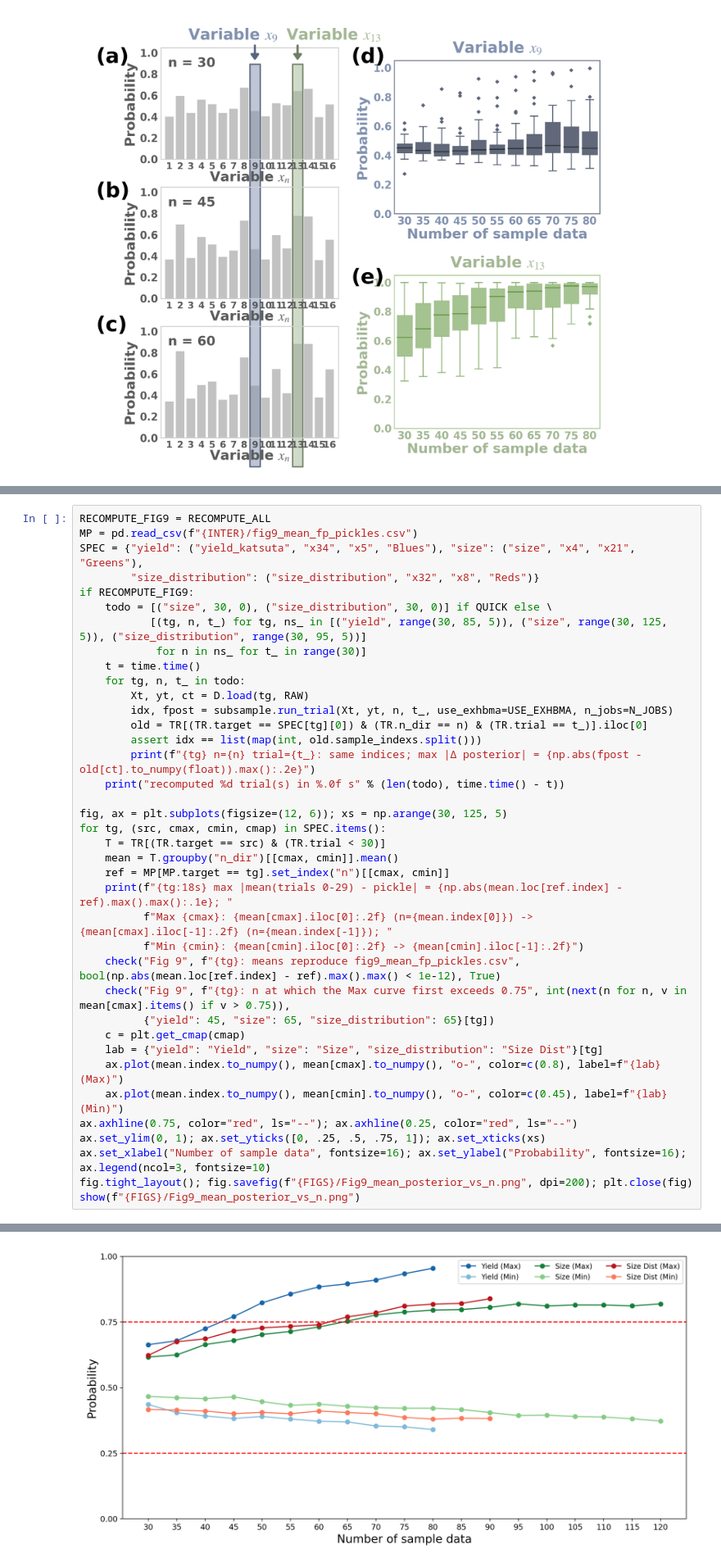
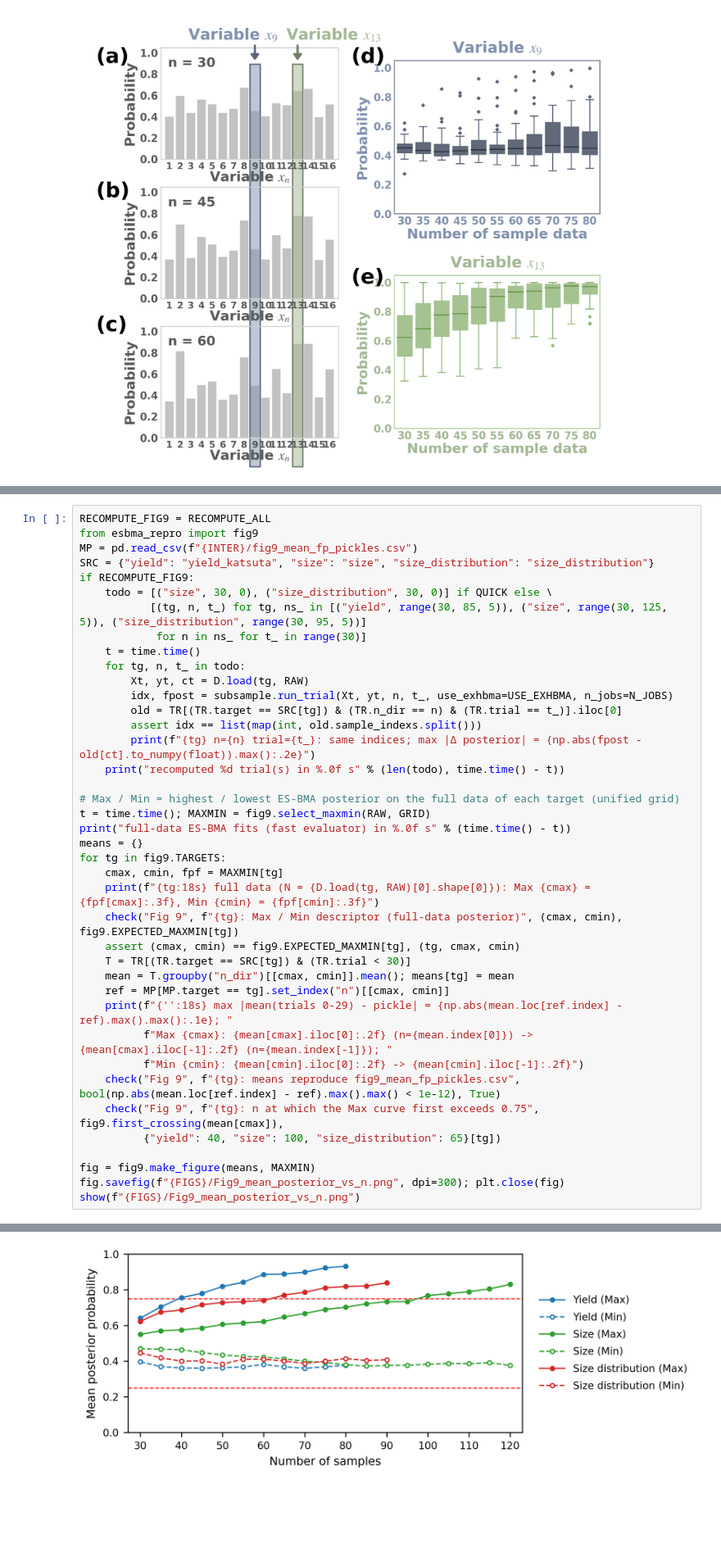
Before and after one commit to ryoukiyohara/esbma-nanosheet-repro, a Jupyter notebook: esbma_paper_reproduction.recompute_quick.ipynb, the cells around one changed output, grey strips where cells are left out. Shown at 82% size. Cells and saved outputs as stored; diff of their text form; blank space fills up the shorter version.

```diff
--- a/esbma_paper_reproduction.recompute_quick.ipynb
+++ b/esbma_paper_reproduction.recompute_quick.ipynb
@@ -684,9 +688,9 @@ launched with 95), and every study has exactly 30 trials. *Recompute here*: fast
 ≈ 45 s per trial on one core); `ESBMA_QUICK=1` → trial 0 at n = 30 for size and size distribution.
 # %%
 RECOMPUTE_FIG9 = RECOMPUTE_ALL
+from esbma_repro import fig9
 MP = pd.read_csv(f"{INTER}/fig9_mean_fp_pickles.csv")
-SPEC = {"yield": ("yield_katsuta", "x34", "x5", "Blues"), "size": ("size", "x4", "x21", "Greens"),
-        "size_distribution": ("size_distribution", "x32", "x8", "Reds")}
+SRC = {"yield": "yield_katsuta", "size": "size", "size_distribution": "size_distribution"}
 if RECOMPUTE_FIG9:
     todo = [("size", 30, 0), ("size_distribution", 30, 0)] if QUICK else \
            [(tg, n, t_) for tg, ns_ in [("yield", range(30, 85, 5)), ("size", range(30, 125, 5)), ("size_distribution", range(30, 95, 5))]
@@ -695,30 +699,32 @@ if RECOMPUTE_FIG9:
     for tg, n, t_ in todo:
         Xt, yt, ct = D.load(tg, RAW)
         idx, fpost = subsample.run_trial(Xt, yt, n, t_, use_exhbma=USE_EXHBMA, n_jobs=N_JOBS)
-        old = TR[(TR.target == SPEC[tg][0]) & (TR.n_dir == n) & (TR.trial == t_)].iloc[0]
+        old = TR[(TR.target == SRC[tg]) & (TR.n_dir == n) & (TR.trial == t_)].iloc[0]
         assert idx == list(map(int, old.sample_indexs.split()))
         print(f"{tg} n={n} trial={t_}: same indices; max |Δ posterior| = {np.abs(fpost - old[ct].to_numpy(float)).max():.2e}")
     print("recomputed %d trial(s) in %.0f s" % (len(todo), time.time() - t))
 
-fig, ax = plt.subplots(figsize=(12, 6)); xs = np.arange(30, 125, 5)
-for tg, (src, cmax, cmin, cmap) in SPEC.items():
-    T = TR[(TR.target == src) & (TR.trial < 30)]
-    mean = T.groupby("n_dir")[[cmax, cmin]].mean()
+# Max / Min = highest / lowest ES-BMA posterior on the full data of each target (unified grid)
+t = time.time(); MAXMIN = fig9.select_maxmin(RAW, GRID)
+print("full-data ES-BMA fits (fast evaluator) in %.0f s" % (time.time() - t))
+means = {}
+for tg in fig9.TARGETS:
+    cmax, cmin, fpf = MAXMIN[tg]
+    print(f"{tg:18s} full data (N = {D.load(tg, RAW)[0].shape[0]}): Max {cmax} = {fpf[cmax]:.3f}, Min {cmin} = {fpf[cmin]:.3f}")
+    check("Fig 9", f"{tg}: Max / Min descriptor (full-data posterior)", (cmax, cmin), fig9.EXPECTED_MAXMIN[tg])
+    assert (cmax, cmin) == fig9.EXPECTED_MAXMIN[tg], (tg, cmax, cmin)
+    T = TR[(TR.target == SRC[tg]) & (TR.trial < 30)]
+    mean = T.groupby("n_dir")[[cmax, cmin]].mean(); means[tg] = mean
     ref = MP[MP.target == tg].set_index("n")[[cmax, cmin]]
-    print(f"{tg:18s} max |mean(trials 0-29) - pickle| = {np.abs(mean.loc[ref.index] - ref).max().max():.1e}; "
+    print(f"{'':18s} max |mean(trials 0-29) - pickle| = {np.abs(mean.loc[ref.index] - ref).max().max():.1e}; "
           f"Max {cmax}: {mean[cmax].iloc[0]:.2f} (n={mean.index[0]}) -> {mean[cmax].iloc[-1]:.2f} (n={mean.index[-1]}); "
           f"Min {cmin}: {mean[cmin].iloc[0]:.2f} -> {mean[cmin].iloc[-1]:.2f}")
     check("Fig 9", f"{tg}: means reproduce fig9_mean_fp_pickles.csv", bool(np.abs(mean.loc[ref.index] - ref).max().max() < 1e-12), True)
-    check("Fig 9", f"{tg}: n at which the Max curve first exceeds 0.75", int(next(n for n, v in mean[cmax].items() if v > 0.75)),
-          {"yield": 45, "size": 65, "size_distribution": 65}[tg])
-    c = plt.get_cmap(cmap)
-    lab = {"yield": "Yield", "size": "Size", "size_distribution": "Size Dist"}[tg]
-    ax.plot(mean.index.to_numpy(), mean[cmax].to_numpy(), "o-", color=c(0.8), label=f"{lab} (Max)")
-    ax.plot(mean.index.to_numpy(), mean[cmin].to_numpy(), "o-", color=c(0.45), label=f"{lab} (Min)")
-ax.axhline(0.75, color="red", ls="--"); ax.axhline(0.25, color="red", ls="--")
-ax.set_ylim(0, 1); ax.set_yticks([0, .25, .5, .75, 1]); ax.set_xticks(xs)
-ax.set_xlabel("Number of sample data", fontsize=16); ax.set_ylabel("Probability", fontsize=16); ax.legend(ncol=3, fontsize=10)
-fig.tight_layout(); fig.savefig(f"{FIGS}/Fig9_mean_posterior_vs_n.png", dpi=200); plt.close(fig)
+    check("Fig 9", f"{tg}: n at which the Max curve first exceeds 0.75", fig9.first_crossing(mean[cmax]),
+          {"yield": 40, "size": 100, "size_distribution": 65}[tg])
+
+fig = fig9.make_figure(means, MAXMIN)
+fig.savefig(f"{FIGS}/Fig9_mean_posterior_vs_n.png", dpi=300); plt.close(fig)
 show(f"{FIGS}/Fig9_mean_posterior_vs_n.png")
 # %% [output]
 size n=30 trial=0: same indices; max |Δ posterior| = 5.55e-17
@@ -734,6 +747,6 @@ size_distribution  max |mean(trials 0-29) - pickle| = 2.2e-16; Max x32: 0.62 (n=
 [OK ] Fig 9: size_distribution: means reproduce fig9_mean_fp_pickles.csv = True  (expected: True)
 [OK ] Fig 9: size_distribution: n at which the Max curve first exceeds 0.75 = 65  (expected: 65)
-[figure, old version]
+[figure, new version]
 # %% [markdown]
 ## 8. Summary of reproduced numbers
 # %%
```
Also changed, not shown: parts of 5 cells of this notebook, 8 other files.
